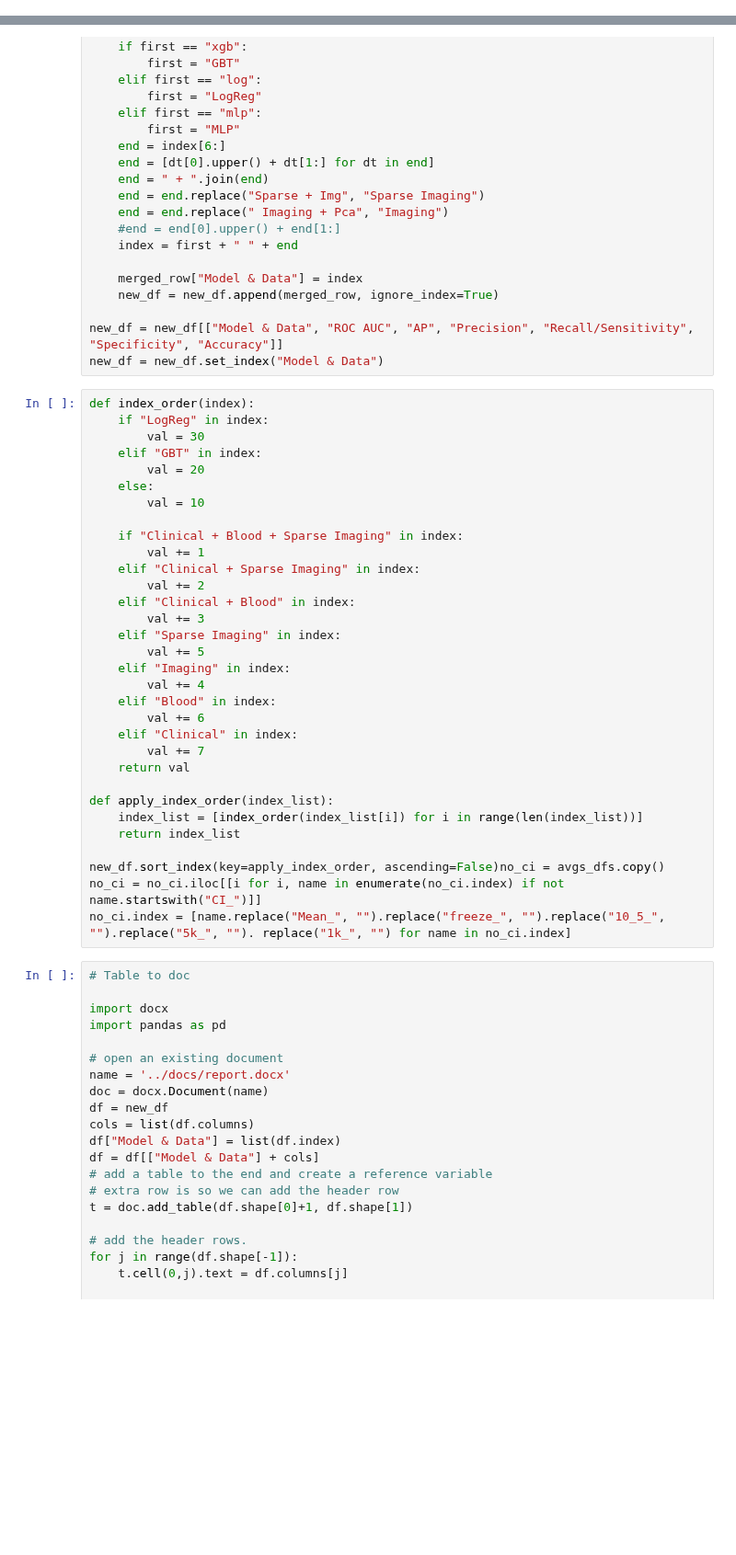
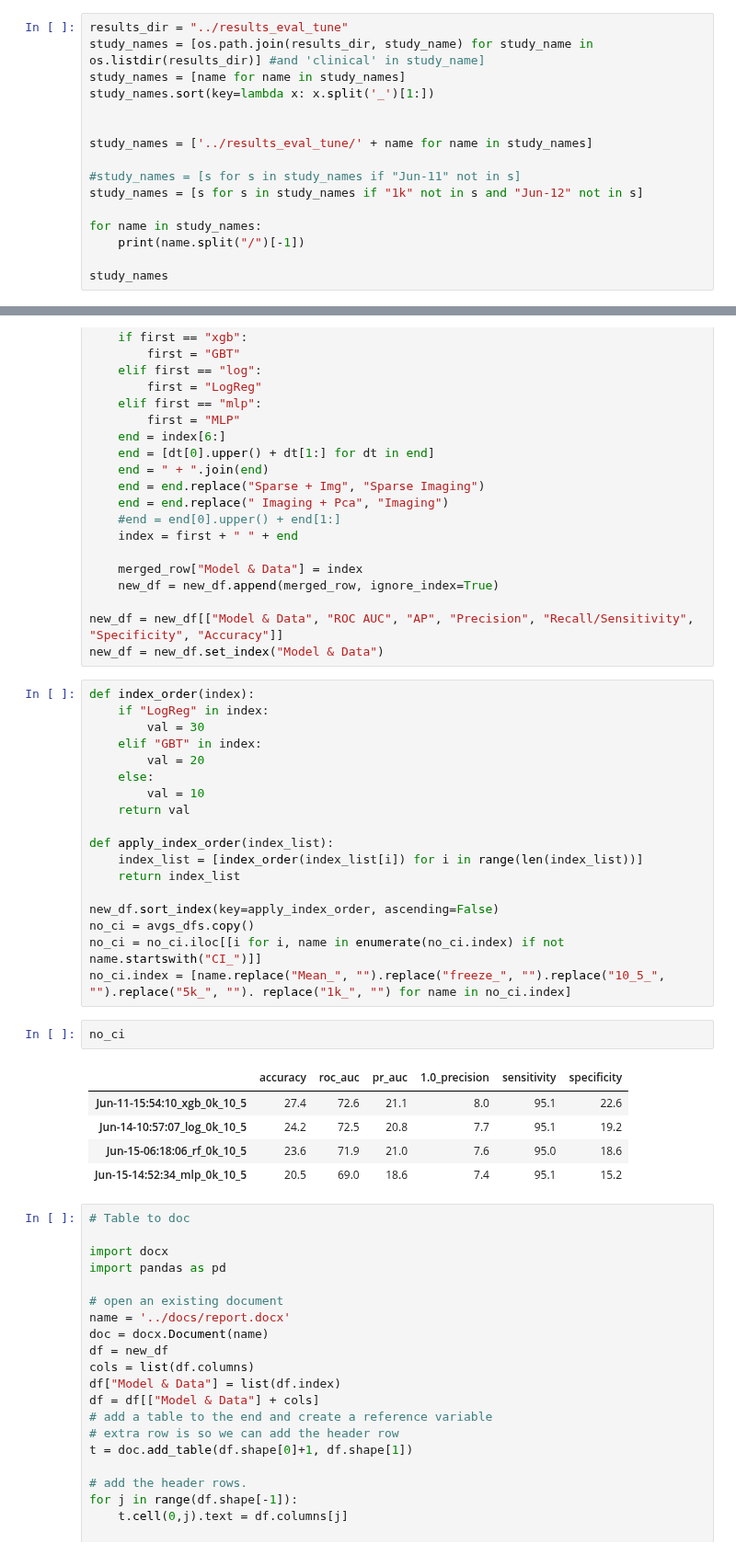
Before and after one commit to NotNANtoN/icp_prediction, a Jupyter notebook: src/eval_model_new.ipynb, the cells around one changed output, grey strips where cells are left out. Shown at 92% size. Drawn from its saved outputs; the diff is of its cells as text; blank space fills up the shorter version.

```diff
--- a/src/eval_model_new.ipynb
+++ b/src/eval_model_new.ipynb
@@ -92,0 +19,16 @@ study_names
+# %%
+results_dir = "../results_eval_tune"
+study_names = [os.path.join(results_dir, study_name) for study_name in os.listdir(results_dir)] #and 'clinical' in study_name]
+study_names = [name for name in study_names]
+study_names.sort(key=lambda x: x.split('_')[1:])
+
+
+study_names = ['../results_eval_tune/' + name for name in study_names]
+
+#study_names = [s for s in study_names if "Jun-11" not in s]
+study_names = [s for s in study_names if "1k" not in s and "Jun-12" not in s]
+
+for name in study_names:
+    print(name.split("/")[-1])
+
+study_names
@@ -271,30 +237,24 @@ def index_order(index):
         val = 20
     else:
         val = 10
-
-    if "Clinical + Blood + Sparse Imaging" in index:
-        val += 1
-    elif "Clinical + Sparse Imaging" in index:
-        val += 2
-    elif "Clinical + Blood" in index:
-        val += 3
-    elif "Sparse Imaging" in index:
-        val += 5
-    elif "Imaging" in index:
-        val += 4
-    elif "Blood" in index:
-        val += 6
-    elif "Clinical" in index:
-        val += 7
     return val
 
 def apply_index_order(index_list):
     index_list = [index_order(index_list[i]) for i in range(len(index_list))]
     return index_list
 
-new_df.sort_index(key=apply_index_order, ascending=False)no_ci = avgs_dfs.copy()
+new_df.sort_index(key=apply_index_order, ascending=False)
+no_ci = avgs_dfs.copy()
 no_ci = no_ci.iloc[[i for i, name in enumerate(no_ci.index) if not name.startswith("CI_")]]
 no_ci.index = [name.replace("Mean_", "").replace("freeze_", "").replace("10_5_", "").replace("5k_", ""). replace("1k_", "") for name in no_ci.index]
+# %%
+no_ci
+# %% [output]
+|  | accuracy | roc_auc | pr_auc | 1.0_precision | sensitivity | specificity |
+| Jun-11-15:54:10_xgb_0k_10_5 | 27.4 | 72.6 | 21.1 | 8.0 | 95.1 | 22.6 |
+| Jun-14-10:57:07_log_0k_10_5 | 24.2 | 72.5 | 20.8 | 7.7 | 95.1 | 19.2 |
+| Jun-15-06:18:06_rf_0k_10_5 | 23.6 | 71.9 | 21.0 | 7.6 | 95.0 | 18.6 |
+| Jun-15-14:52:34_mlp_0k_10_5 | 20.5 | 69.0 | 18.6 | 7.4 | 95.1 | 15.2 |
 # %%
 # Table to doc
 
```
Also changed, not shown: parts of 10 cells of this notebook, 14 other files.
